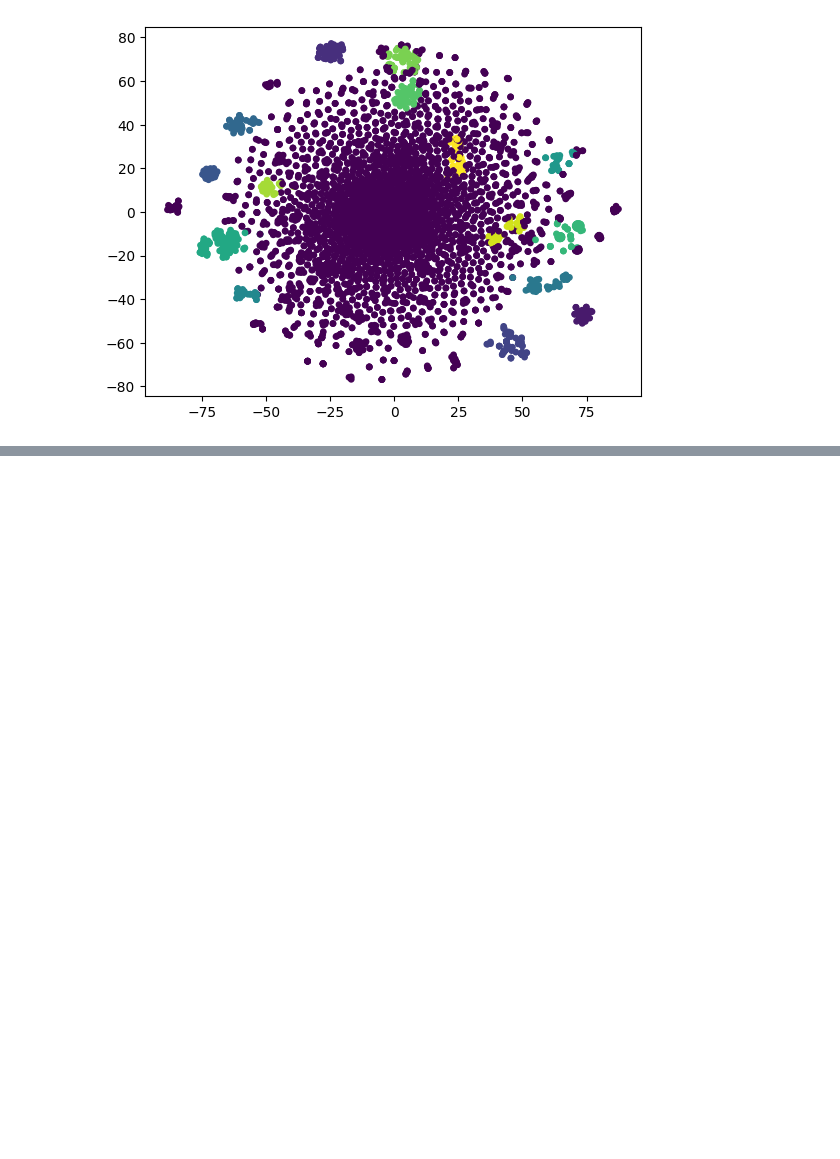
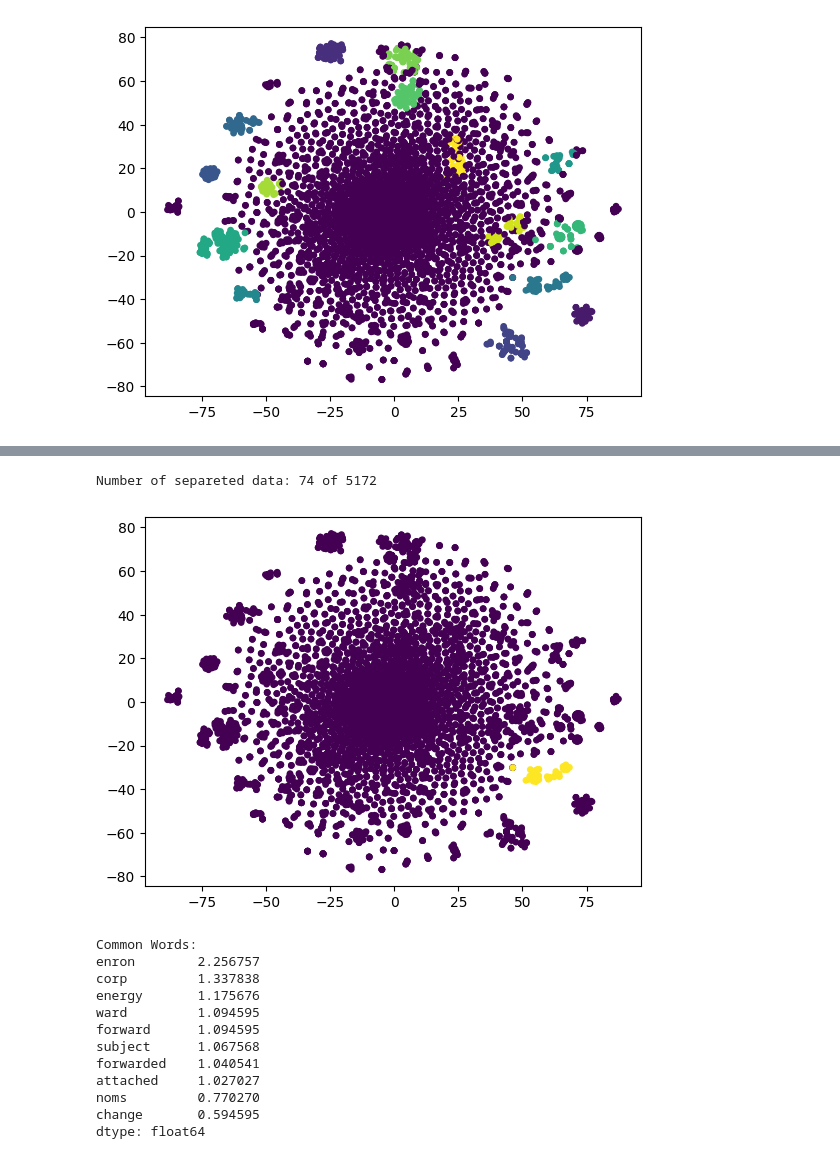
Before and after one commit to Lukirby/Spam-Detector-NLP, a Jupyter notebook: spam_detector.ipynb, the cells around one changed output, grey strips where cells are left out. Saved outputs shown, nothing was run; the diff lists cells and outputs as text; code cells hidden in the pictures; blank space fills up the shorter version.

```diff
--- a/spam_detector.ipynb
+++ b/spam_detector.ipynb
@@ -649,0 +754,17 @@ Davies-Bouldin Index (KMeans): 0.61
+# %%
+analyze_cluster(cluster_number=5)
+# %% [output]
+Number of separeted data: 74 of 5172
+[figure, added]
+Common Words:
+enron        2.256757
+corp         1.337838
+energy       1.175676
+ward         1.094595
+forward      1.094595
+subject      1.067568
+forwarded    1.040541
+attached     1.027027
+noms         0.770270
+change       0.594595
+dtype: float64
```
Also changed, not shown: parts of 43 cells of this notebook.
